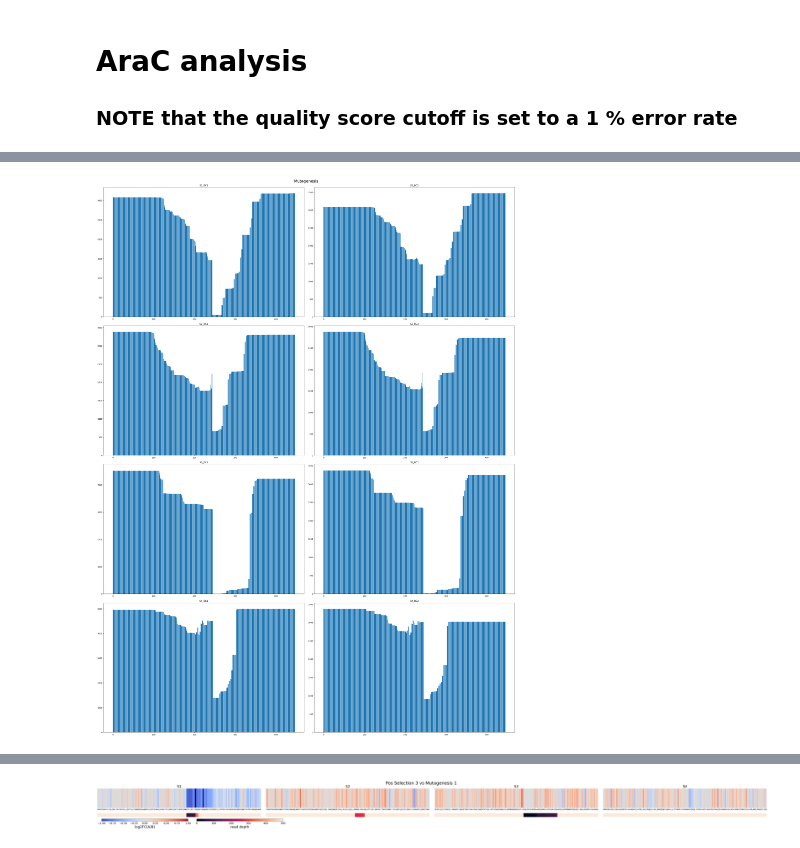
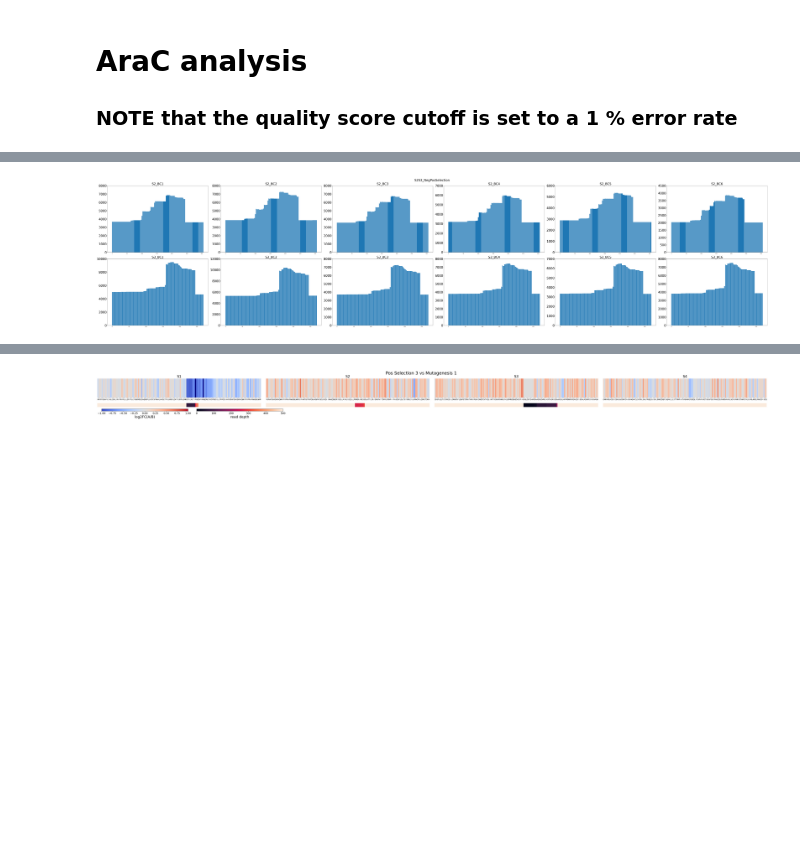
Before and after one commit to AliceHovsepyan/pogo_pance_draft, a Jupyter notebook: DMS_analysis_AraC.ipynb, the cells around one changed output, grey strips where cells are left out. Saved outputs shown, nothing was run; the diff lists cells and outputs as text; code cells hidden in the pictures; blank space fills up the shorter version.

Commit message:
include new data sets (cycle 2 and repeated seq for S2,S3)

```diff
--- a/DMS_analysis_AraC.ipynb
+++ b/DMS_analysis_AraC.ipynb
@@ -309,17 +314,34 @@ def plot_mut_rate_per_pos(data, variant_name, FigFolder, ref_seq ):
 ### NOTE that the quality score cutoff is set to a 1 % error rate
 # %%
 remove_read_qualities = ['!', '"', '#', '$', '%', '&', "'", '(', ')', '*', '+', ',', '-', ]#'.', '/']
+variant1 = "S2S3alt3cyclesmut"#"Cycle2Mutagenesis"
+variant1_used_BCs = ["BC1", "BC2", "BC3"] #["BC1", "BC2"]
 
-a_seq, b_seq, _, _, a_ids, b_ids= read_sequences(variant = "Mutagenesis", arbitrary_cutoff_a = False, arbitrary_cutoff_b = False, catch_left="", catch_right="", return_qualities_ids=True, quality_score=remove_read_qualities)
+variant2 = "S2S3alt3cyclesNegPos"#"Cycle2NegPos"
+variant2_used_BCs = ["BC1", "BC2", "BC3", "BC4", "BC5", "BC6"]#["BC1", "BC2", "BC3", "BC4"]
+
+### for repeated seq of S2, S3, different primers were used:
+Primer_seq["S2_fwd_primer"] = "GCATTTTAGCGATCTGT"
+Primer_seq["S3_fwd_primer"] = "TTCTGGAATTTATTTCA"
+
+Primer_out_of_triplets["S2_fwd_primer"] = 1
+Primer_out_of_triplets["S3_fwd_primer"] = 0
+
+catch_left = catch_left
+catch_right = catch_right
+
+Sections = ["S2", "S3"]
+
+a_seq, b_seq, _, _, a_ids, b_ids= read_sequences(variant = variant1, arbitrary_cutoff_a = False, arbitrary_cutoff_b = False, catch_left=catch_left, catch_right=catch_right, return_qualities_ids=True, quality_score=remove_read_qualities)
 ref_gene = R5_Pool_seq
 
-Mutagenesis_reads, Mut_ids_Dict = demultiplex_reads(a_seq, b_seq, ref_gene,Barcodes=Barcodes, Primer_seq=Primer_seq, used_Barcodes = ["BC1", "BC2"], Sections = ["S1", "S2", "S3", "S4"], max_mismatch_primerseq = 3, filter_for_n_mut = True, n_mut_treshold = 10, a_ids=a_ids, b_ids=b_ids)
+Mutagenesis_reads, Mut_ids_Dict = demultiplex_reads(a_seq, b_seq, ref_gene,Barcodes=Barcodes, Primer_seq=Primer_seq, used_Barcodes = variant1_used_BCs, Sections =Sections, max_mismatch_primerseq = 3, filter_for_n_mut = True, n_mut_treshold = 10, a_ids=a_ids, b_ids=b_ids)
 
-a_seq, b_seq, _, _, a_ids, b_ids = read_sequences(variant = "NegPosSelection", arbitrary_cutoff_a = False, arbitrary_cutoff_b = False, catch_left="", catch_right="", return_qualities_ids=True, quality_score=remove_read_qualities)
+a_seq, b_seq, _, _, a_ids, b_ids = read_sequences(variant = variant2, arbitrary_cutoff_a = False, arbitrary_cutoff_b = False, catch_left=catch_left, catch_right=catch_right, return_qualities_ids=True, quality_score=remove_read_qualities)
 
-NegPosSelection_reads, NegPos_ids = demultiplex_reads(a_seq, b_seq, ref_gene,Barcodes=Barcodes, Primer_seq=Primer_seq, used_Barcodes = ["BC1", "BC2", "BC3", "BC4"], Sections = ["S1", "S2", "S3", "S4"], max_mismatch_primerseq = 3, filter_for_n_mut = True, n_mut_treshold = 10, a_ids=a_ids, b_ids=b_ids)
+NegPosSelection_reads, NegPos_ids = demultiplex_reads(a_seq, b_seq, ref_gene,Barcodes=Barcodes, Primer_seq=Primer_seq, used_Barcodes = variant2_used_BCs, Sections = Sections, max_mismatch_primerseq = 3, filter_for_n_mut = True, n_mut_treshold = 10, a_ids=a_ids, b_ids=b_ids)
 
-all_reads = {**{"Mutagenesis_"+key : value for key, value in Mutagenesis_reads.items()},**{"NegPosSelection_"+key : value for key, value in NegPosSelection_reads.items()}}
+all_reads = {**{variant1+"_"+key : value for key, value in Mutagenesis_reads.items()},**{variant2+"_"+key : value for key, value in NegPosSelection_reads.items()}}
 
-all_ids = {**{"Mutagenesis_"+key : value for key, value in Mut_ids_Dict.items()},**{"NegPosSelection_"+key : value for key, value in NegPos_ids.items()}}
+all_ids = {**{variant1+"_"+key : value for key, value in Mut_ids_Dict.items()},**{variant2+"_"+key : value for key, value in NegPos_ids.items()}}
 # %% [output]
@@ -343,39 +429,41 @@ total reverse reads after filtering 709
 # %%
 ## figure with 4x4 plots of coverages:
-read_dictionary =Mutagenesis_reads
-plt_title = "Mutagenesis"
-used_Barcodes = ["BC1", "BC2"]#, "BC3", "BC4"]
-Sections = ["S1", "S2", "S3", "S4"]
+read_dictionary =NegPosSelection_reads
+plt_title = "S2S3_NegPosSelection"
+used_Barcodes = ["BC1", "BC2", "BC3", "BC4", "BC5", "BC6"]
+Sections = ["S2", "S3"]
 
 fig, axs = plt.subplots( len(Sections),len(used_Barcodes), figsize=(15*len(used_Barcodes), 10*len(Sections)), layout='constrained')
 
 for Bc in used_Barcodes:
     for Section in  Sections:
         name = f"{Bc}_{Section}"
 
         tripl_st = Primer_out_of_triplets[Section+"_fwd_primer"]
         tripl_end = Primer_out_of_triplets[Section+"_rev_primer"]
         ref_seq_Section = ref_gene[ref_gene.index(Primer_seq[Section + "_fwd_primer"][tripl_st:]):ref_gene.index(dna_rev_comp(Primer_seq[Section+"_rev_primer"][tripl_end:]))+len(Primer_seq[Section+"_rev_primer"][tripl_end:])]
         ref_prot_section = translate_dna2aa(ref_seq_Section)
 
         seq_variants = get_variants(read_dictionary[f"{Bc}_{Section}_R1"], read_dictionary[f"{Bc}_{Section}_R2"], catch_left=Barcodes[f"{Bc}_Fwd"]+Primer_seq[Section + "_fwd_primer"][:tripl_st],catch_right=dna_rev_comp(Barcodes[f"{Bc}_Rev"]+Primer_seq[Section+"_rev_primer"][:tripl_end]), ref_prot = ref_prot_section, ref_gene = ref_seq_Section, codons = codons)
 
         seq_variants["DNA"] = pd.DataFrame.from_dict(seq_variants["DNA"])
         #seq_variants["DNA"] = seq_variants["DNA"].loc[:,seq_variants["DNA"].sum() > 0]
         seq_variants["AA"] = pd.DataFrame.from_dict(seq_variants["AA"])
         #seq_variants["AA"] = seq_variants["AA"].loc[:,seq_variants["AA"].sum() > 0]
         seq_variants["Codons"] = pd.DataFrame.from_dict(seq_variants["Codons"])
         #seq_variants["Codons"] = seq_variants["Codons"].loc[:,seq_variants["Codons"].sum() > 0]
 
         ax = axs[Sections.index(Section), used_Barcodes.index(Bc)]
         ax.bar(seq_variants["DNA"].sum().index, seq_variants["DNA"].sum())
-        ax.set_title(f'{Section}_{Bc}')
+        ax.set_yticks(ax.get_yticks())
+        ax.set_yticklabels([int(tick) for tick in ax.get_yticks()], fontsize = 30)
+        ax.set_title(f'{Section}_{Bc}', fontsize = 30)
 
-fig.suptitle(plt_title, fontsize = 20)
+fig.suptitle(plt_title, fontsize = 30)
 #plt.savefig(f'/Users/annavonbachmann/Documents/GitHub/DMS_analysis/output/PACE/Mutagenesis_final_DNA_coverage.pdf')
 plt.show()
 # %% [output]
-[figure, old version]
+[figure, new version]
 # %%
 high_mut_pos_dict = {"S1":[], "S2":[], "S3":[], "S4":[]}
 low_cov_pos_dict = {"S1":[], "S2":[], "S3":[], "S4":[]}
```
Also changed, not shown: parts of 8 cells of this notebook, 2 other files.
